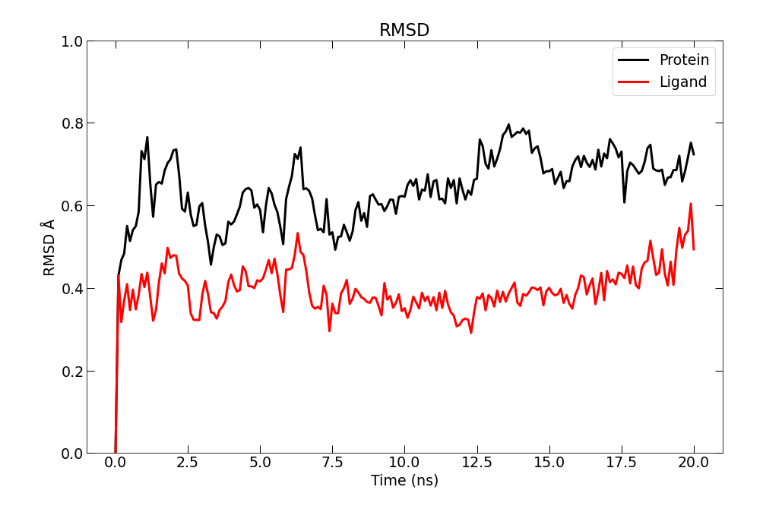
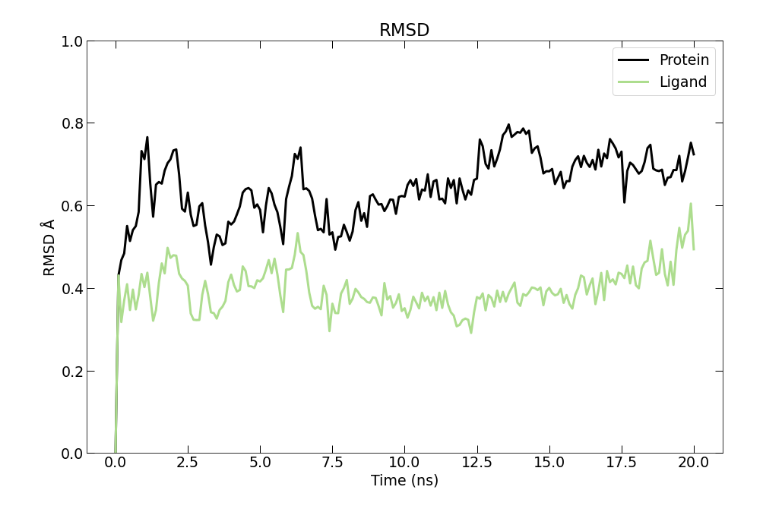
Before and after one commit to purnawanpp/tutorial_gromacs, a Jupyter notebook: Plot_RMSD_GROMACS_.ipynb, the cells around one changed output. Cells and saved outputs as stored; diff of their text form; code cells hidden in the pictures.

```diff
--- a/Plot_RMSD_GROMACS_.ipynb
+++ b/Plot_RMSD_GROMACS_.ipynb
@@ -6,9 +6,9 @@ import numpy as np
 import matplotlib.pyplot as plt
 import matplotlib.gridspec as gridspec
 
-colors = ['#000000', '#ff0000', '#0073cf', '#008b29', '#800080', '#FFA500', '#FFFF00']
+colors = ['#000000', '#ff0000', '#0073cf', '#008b29', '#800080', '#FFA500', '#FFFF00', '#addd8e']
 
-# Colors: 0 Black, 1 Red, 2 Blue, 3 Green, 4 Purpule, 5 Orange, 6 Yellow,
+# Colors: 0 Hitam, 1 Merah, 2 Biru, 3 Hijau, 4 Ungu, 5 Orange, 6 Kuning, 7 Hijau Muda
 
 plt.rcParams.update({'font.size': 19})
 
@@ -20,32 +20,32 @@ x = data[0]
 
 y = data[1]
 
 data2 = pd.read_csv('/content/rmsd_pro_lyco.xvg',sep='\s+',header=None)
 
 data2 = pd.DataFrame(data2)
 
 x2 = data2[0]
 
 y2 = data2[1]
 
 plt.figure (figsize =(15,10))
 
 plt.plot (x, y, alpha = 2, mec = 'k', linewidth=3, markersize = 7, color = colors[0], label="Protein")
-plt.plot (x2, y2, alpha = 2, mec = 'k', linewidth=3, markersize = 7, color = colors[1], label= "Ligand")
+plt.plot (x2, y2, alpha = 2, mec = 'k', linewidth=3, markersize = 7, color = colors[7], label= "Ligand")
 
 plt.ylim(0,1)
 
 plt.tick_params (top = True, right = True, direction = 'in',length=10, width=1)
 
 plt.ylabel('RMSD Å')
 
 plt.xlabel('Time (ns)')
 
 plt.title("RMSD")
 plt.legend()
 
 # plt.legend()
 
 plt.savefig('RMSD.pdf')
 # %% [output]
-[figure, old version]
+[figure, new version]
```
